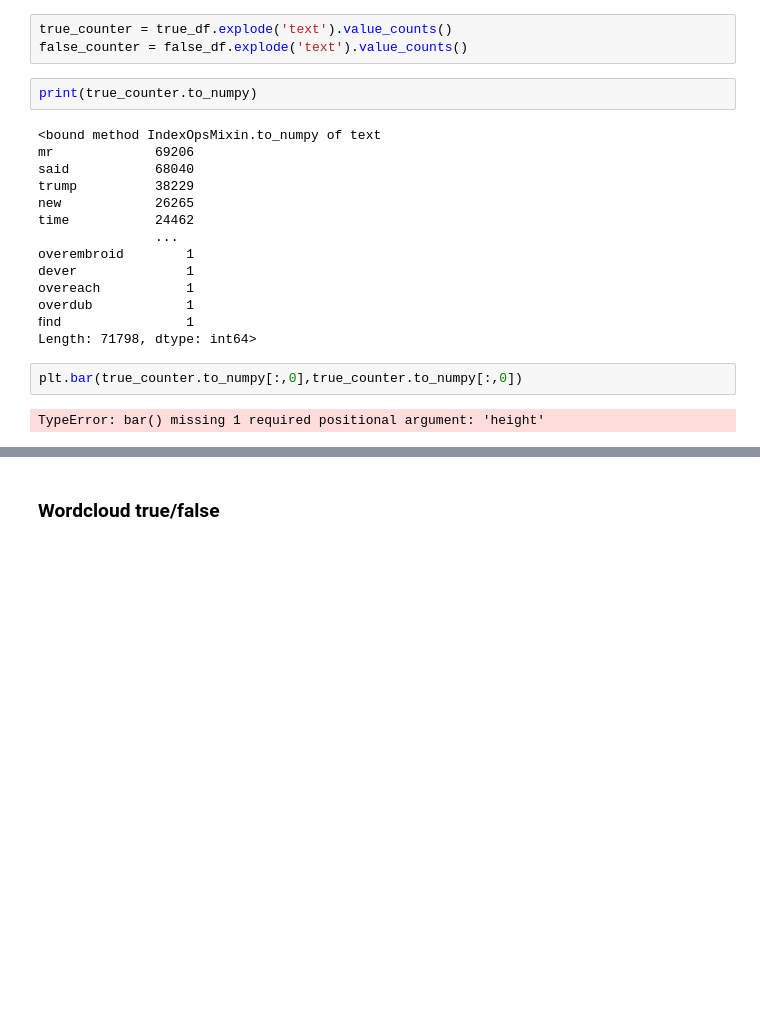
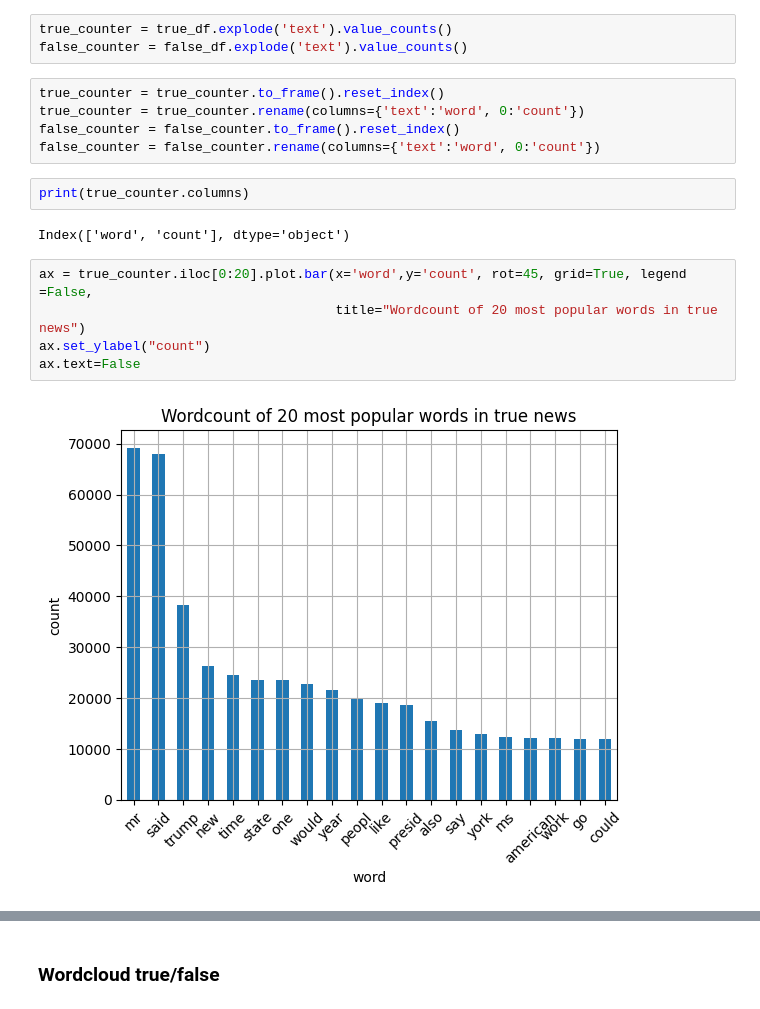
Before and after one commit to norbix123456/Fake-news-detection-jupyter, a Jupyter notebook: Fake_news_detection.ipynb, the cells around one changed output, grey strips where cells are left out. Drawn from its saved outputs; the diff is of its cells as text; blank space fills up the shorter version.

Commit message:
Done Wordcount plot, still mixing around plots

```diff
--- a/Fake_news_detection.ipynb
+++ b/Fake_news_detection.ipynb
@@ -118,22 +118,18 @@ false_df = false_df.drop('label', axis=1)
 true_counter = true_df.explode('text').value_counts()
 false_counter = false_df.explode('text').value_counts()
 # %%
-print(true_counter.to_numpy)
+true_counter = true_counter.to_frame().reset_index()
+true_counter = true_counter.rename(columns={'text':'word', 0:'count'})
+false_counter = false_counter.to_frame().reset_index()
+false_counter = false_counter.rename(columns={'text':'word', 0:'count'})
-# %% [output]
-<bound method IndexOpsMixin.to_numpy of text
-mr             69206
-said           68040
-trump          38229
-new            26265
-time           24462
-               ...
-overembroid        1
-dever              1
-overeach           1
-overdub            1
-ﬁnd                1
-Length: 71798, dtype: int64>
+# %%
+print(true_counter.columns)
+# %% [output]
+Index(['word', 'count'], dtype='object')
 # %%
-plt.bar(true_counter.to_numpy[:,0],true_counter.to_numpy[:,0])
+ax = true_counter.iloc[0:20].plot.bar(x='word',y='count', rot=45, grid=True, legend =False,
+                                      title="Wordcount of 20 most popular words in true news")
+ax.set_ylabel("count")
+ax.text=False
 # %% [output]
-TypeError: bar() missing 1 required positional argument: 'height'
+[figure, added]
```
Also changed, not shown: parts of 7 cells of this notebook.
